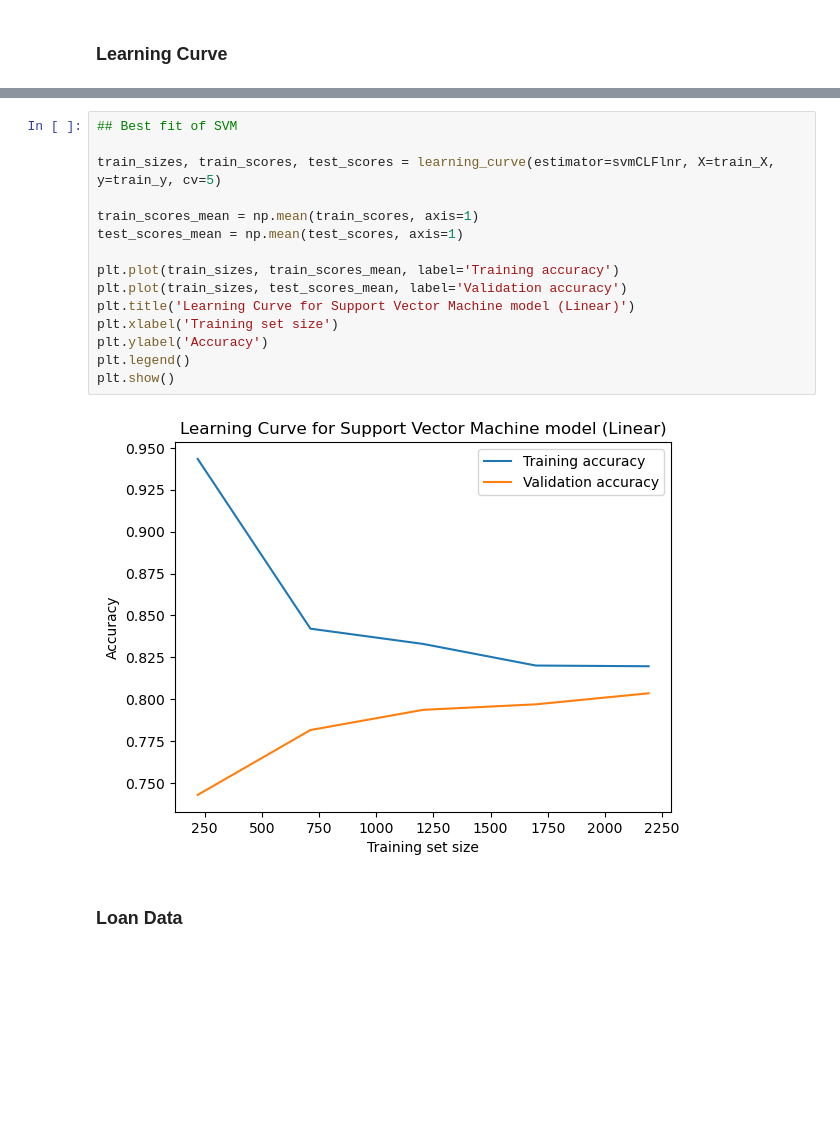
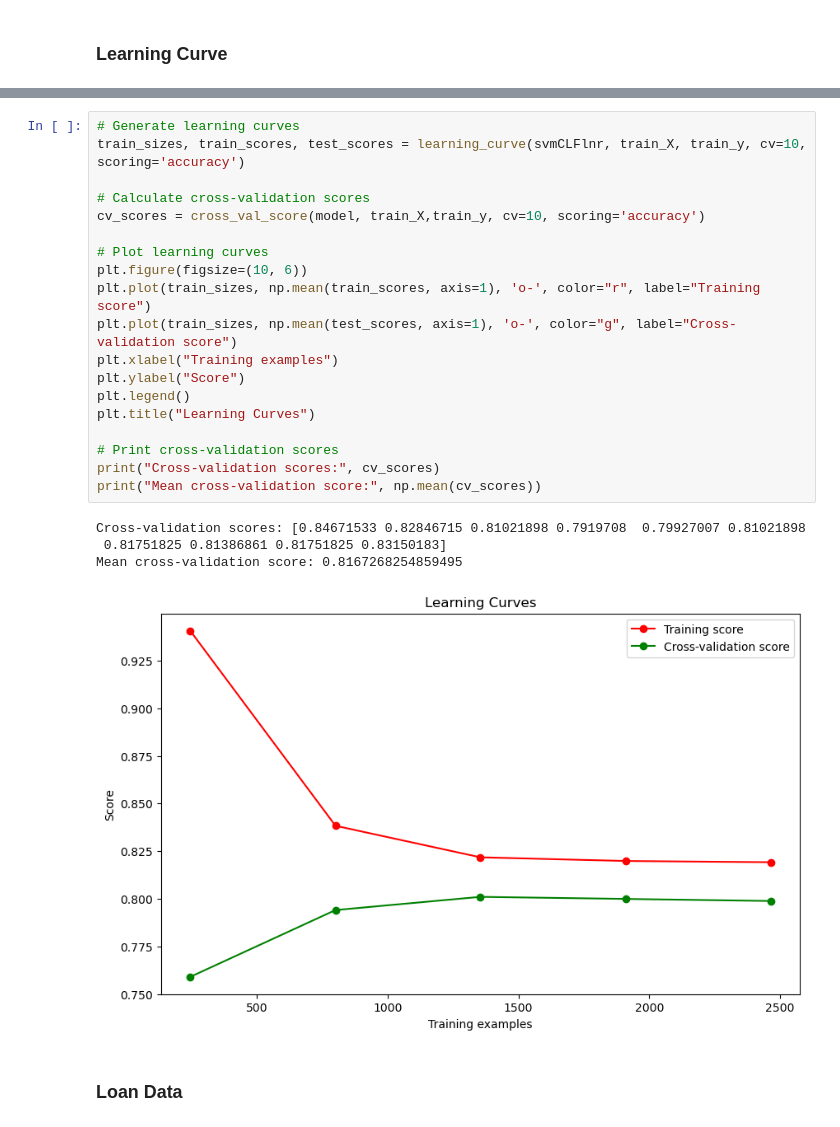
Before and after one commit to kaisermikael/CS_5830_project7, a Jupyter notebook: Project7.ipynb, the cells around one changed output, grey strips where cells are left out. Drawn from its saved outputs; the diff is of its cells as text; blank space fills up the shorter version.

```diff
--- a/Project7.ipynb
+++ b/Project7.ipynb
@@ -546,20 +557,27 @@ plt.show()
 # %%
-## Best fit of SVM
+# Generate learning curves
+train_sizes, train_scores, test_scores = learning_curve(svmCLFlnr, train_X, train_y, cv=10, scoring='accuracy')
 
-train_sizes, train_scores, test_scores = learning_curve(estimator=svmCLFlnr, X=train_X, y=train_y, cv=5)
+# Calculate cross-validation scores
+cv_scores = cross_val_score(model, train_X,train_y, cv=10, scoring='accuracy')
 
-train_scores_mean = np.mean(train_scores, axis=1)
-test_scores_mean = np.mean(test_scores, axis=1)
+# Plot learning curves
+plt.figure(figsize=(10, 6))
+plt.plot(train_sizes, np.mean(train_scores, axis=1), 'o-', color="r", label="Training score")
+plt.plot(train_sizes, np.mean(test_scores, axis=1), 'o-', color="g", label="Cross-validation score")
+plt.xlabel("Training examples")
+plt.ylabel("Score")
+plt.legend()
+plt.title("Learning Curves")
 
-plt.plot(train_sizes, train_scores_mean, label='Training accuracy')
-plt.plot(train_sizes, test_scores_mean, label='Validation accuracy')
-plt.title('Learning Curve for Support Vector Machine model (Linear)')
-plt.xlabel('Training set size')
-plt.ylabel('Accuracy')
-plt.legend()
-plt.show()
+# Print cross-validation scores
+print("Cross-validation scores:", cv_scores)
+print("Mean cross-validation score:", np.mean(cv_scores))
 # %% [output]
+Cross-validation scores: [0.84671533 0.82846715 0.81021898 0.7919708  0.79927007 0.81021898
+ 0.81751825 0.81386861 0.81751825 0.83150183]
+Mean cross-validation score: 0.8167268254859495
-[figure, old version]
+[figure, new version]
 # %% [markdown]
 ### Loan Data
 # %%
```
Also changed, not shown: parts of 14 cells of this notebook, 2 other files.
